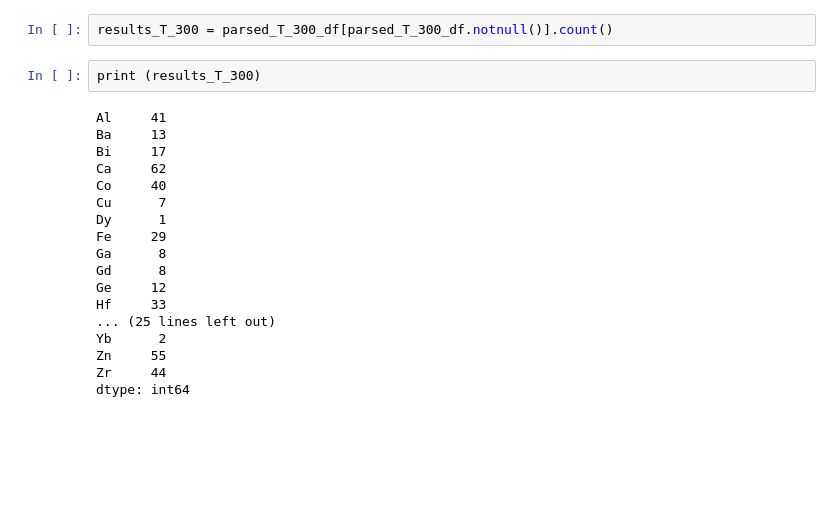
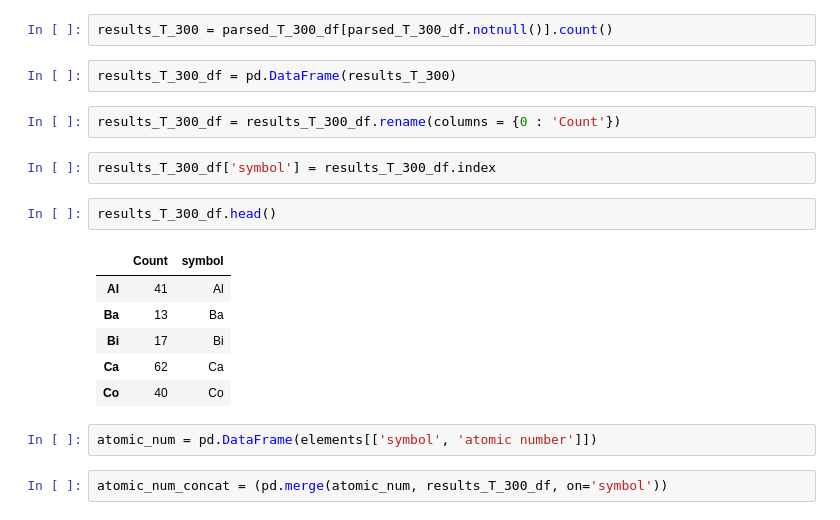
Before and after one commit to Luochenghuang/TEMANN, a Jupyter notebook: doc/Ellen_Exploration.ipynb, the cells around one changed output. Cells and saved outputs as stored; diff of their text form; blank space fills up the shorter version.

```diff
--- a/doc/Ellen_Exploration.ipynb
+++ b/doc/Ellen_Exploration.ipynb
@@ -459,22 +415,21 @@ df1[df1.notnull()].count()
 # %%
 results_T_300 = parsed_T_300_df[parsed_T_300_df.notnull()].count()
-# %%
-print (results_T_300)
-# %% [output]
-Al     41
-Ba     13
-Bi     17
-Ca     62
-Co     40
-Cu      7
-Dy      1
-Fe     29
-Ga      8
-Gd      8
-Ge     12
-Hf     33
-... (25 lines left out)
-Yb      2
-Zn     55
-Zr     44
-dtype: int64
+# %%
+results_T_300_df = pd.DataFrame(results_T_300)
+# %%
+results_T_300_df = results_T_300_df.rename(columns = {0 : 'Count'})
+# %%
+results_T_300_df['symbol'] = results_T_300_df.index
+# %%
+results_T_300_df.head()
+# %% [output]
+|  | Count | symbol |
+| Al | 41 | Al |
+| Ba | 13 | Ba |
+| Bi | 17 | Bi |
+| Ca | 62 | Ca |
+| Co | 40 | Co |
+# %%
+atomic_num = pd.DataFrame(elements[['symbol', 'atomic number']])
+# %%
+atomic_num_concat = (pd.merge(atomic_num, results_T_300_df, on='symbol'))
```
Also changed, not shown: parts of 17 cells of this notebook.
